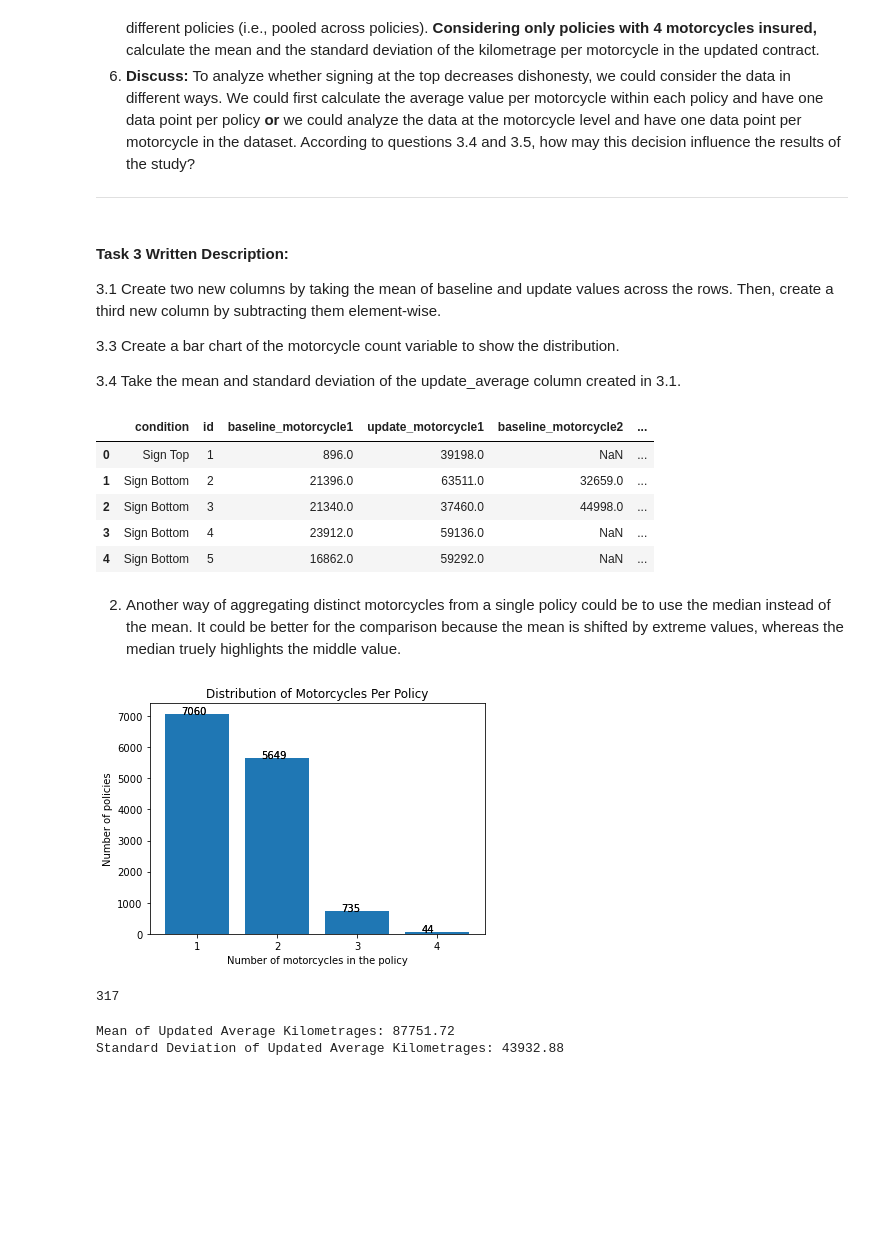
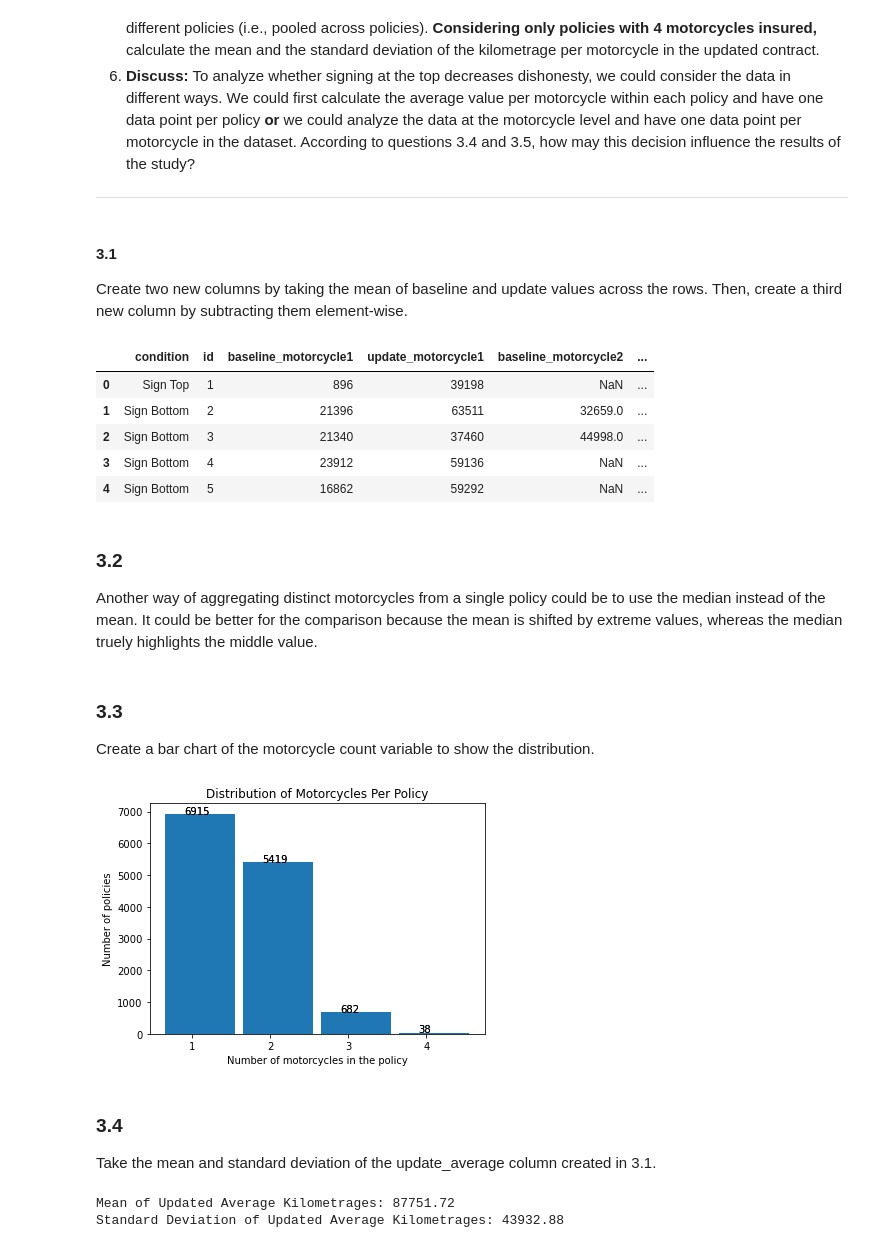
Before and after one commit to npont/ADA_HW, a Jupyter notebook: hw1 (2).ipynb, the cells around one changed output. Cells and saved outputs as stored; diff of their text form; code cells hidden in the pictures; blank space fills up the shorter version.

```diff
--- a/hw1 (2).ipynb
+++ b/hw1 (2).ipynb
@@ -257,0 +266,10 @@ dtype: float64
+# %%
+index_to_change = ['update_motorcycle1','update_motorcycle2', 'update_motorcycle3', 'update_motorcycle4',
+             'baseline_motorcycle1', 'baseline_motorcycle2', 'baseline_motorcycle3', 'baseline_motorcycle4']
+
+Q1 = data.quantile(0.25)
+Q3 = data.quantile(0.75)
+IQR = Q3 - Q1
+
+data = data[~((data[index_to_change] < (Q1 - 1.5 * IQR)) |(data[index_to_change] > (Q3 + 1.5 * IQR))).any(axis=1)]
+data.shape
@@ -293,5 +313,7 @@ For the first contract we have exactly the same mean between the baseline and up
 # %%
 for i in range(1,5):
     plot=sns.scatterplot(data=data, x="baseline_motorcycle{}".format(i) , y="update_motorcycle{}".format(i)).set(title="Scatter plot of baseline motorcycle vs update motorcycle contract{}".format(i))
+    plt.xlabel("Baseline Kilometrage for Motorcycle {}".format(i))
+    plt.ylabel("Update Kilometrage for Motorcycle {}".format(i))
     plt.figure()
 # %% [output]
@@ -329,13 +352,9 @@ ways. We could first calculate the average value per motorcycle within each poli
 According to questions 3.4 and 3.5, how may this decision influence the results of the study?
 ---
 # %% [markdown]
-#### Task 3 Written Description:
+#### 3.1
 
-3.1 Create two new columns by taking the mean of baseline and update values across the rows. Then, create a third new column by subtracting them element-wise.
-
-3.3 Create a bar chart of the motorcycle count variable to show the distribution.
-
-3.4 Take the mean and standard deviation of the update_average column created in 3.1.
+Create two new columns by taking the mean of baseline and update values across the rows. Then, create a third new column by subtracting them element-wise.
 # %%
 #1.
 data['baseline_average'] = data[['baseline_motorcycle1', 'baseline_motorcycle2', 'baseline_motorcycle3', 'baseline_motorcycle4']].mean(axis=1)
@@ -344,38 +363,42 @@ data['diff_average'] = data['update_average'] - data['baseline_average']
 data.head()
 # %% [output]
 |  | condition | id | baseline_motorcycle1 | update_motorcycle1 | baseline_motorcycle2 | ... |
-| 0 | Sign Top | 1 | 896.0 | 39198.0 | NaN | ... |
-| 1 | Sign Bottom | 2 | 21396.0 | 63511.0 | 32659.0 | ... |
-| 2 | Sign Bottom | 3 | 21340.0 | 37460.0 | 44998.0 | ... |
-| 3 | Sign Bottom | 4 | 23912.0 | 59136.0 | NaN | ... |
-| 4 | Sign Bottom | 5 | 16862.0 | 59292.0 | NaN | ... |
+| 0 | Sign Top | 1 | 896 | 39198 | NaN | ... |
+| 1 | Sign Bottom | 2 | 21396 | 63511 | 32659.0 | ... |
+| 2 | Sign Bottom | 3 | 21340 | 37460 | 44998.0 | ... |
+| 3 | Sign Bottom | 4 | 23912 | 59136 | NaN | ... |
+| 4 | Sign Bottom | 5 | 16862 | 59292 | NaN | ... |
 # %% [markdown]
-2. Another way of aggregating distinct motorcycles from a single policy could be to use the median instead of the mean. It could be better for the comparison because the mean is shifted by extreme values, whereas the median truely highlights the middle value.
+### 3.2
+
+Another way of aggregating distinct motorcycles from a single policy could be to use the median instead of the mean. It could be better for the comparison because the mean is shifted by extreme values, whereas the median truely highlights the middle value.
+# %% [markdown]
+### 3.3
+Create a bar chart of the motorcycle count variable to show the distribution.
 # %%
-#3.
 barplot = data['motorcycle_count'].value_counts().tolist()
-r1 = [1,2,3,4]
+x_positions = [1,2,3,4]
+bar_width = 0.9
 
-plt.bar(r1, barplot)
-
-plt.xticks([r for r in range(1,1+len(r1))], ['1', '2', '3', '4'])
+plt.bar(x_positions, barplot, width = bar_width)
+plt.xticks([r + bar_width for r in range(len(x_positions))], ['1', '2', '3', '4'])
 
 label = data['motorcycle_count'].value_counts().tolist()
 
-for i in range(len(r1)):
-    plt.text(x = r1[i]-0.2 , y = barplot[i]+0.5, s = label[i], size = 10)
-    plt.text(x = r1[i]-0.2 , y = barplot[i]+0.5, s = label[i], size = 10)
+for i in range(len(x_positions)):
+    plt.text(x = x_positions[i]-0.2 , y = barplot[i]+0.5, s = label[i], size = 10)
+    plt.text(x = x_positions[i]-0.2 , y = barplot[i]+0.5, s = label[i], size = 10)
 
 plt.subplots_adjust(bottom= 0.2, top = 1)
 plt.xlabel('Number of motorcycles in the policy')
 plt.ylabel('Number of policies')
 plt.title('Distribution of Motorcycles Per Policy')
 
 plt.show()
 # %% [output]
-[figure, old version]
+[figure, new version]
-# %%
-data['update_motorcycle4'].count()
-# %% [output]
-317
+# %% [markdown]
+### 3.4
+
+Take the mean and standard deviation of the update_average column created in 3.1.
 # %%
```
Also changed, not shown: parts of 52 cells of this notebook, 1 other file.
